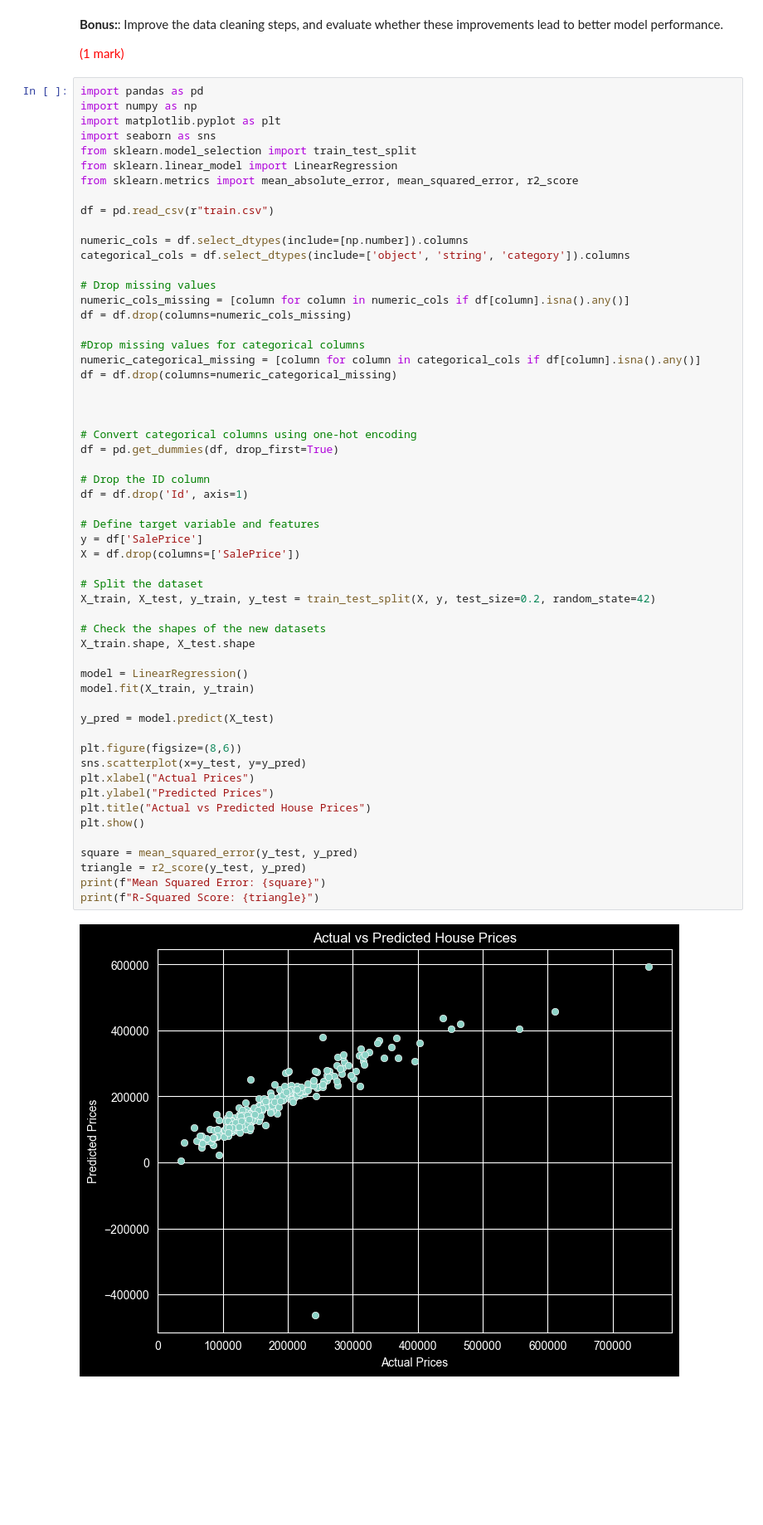
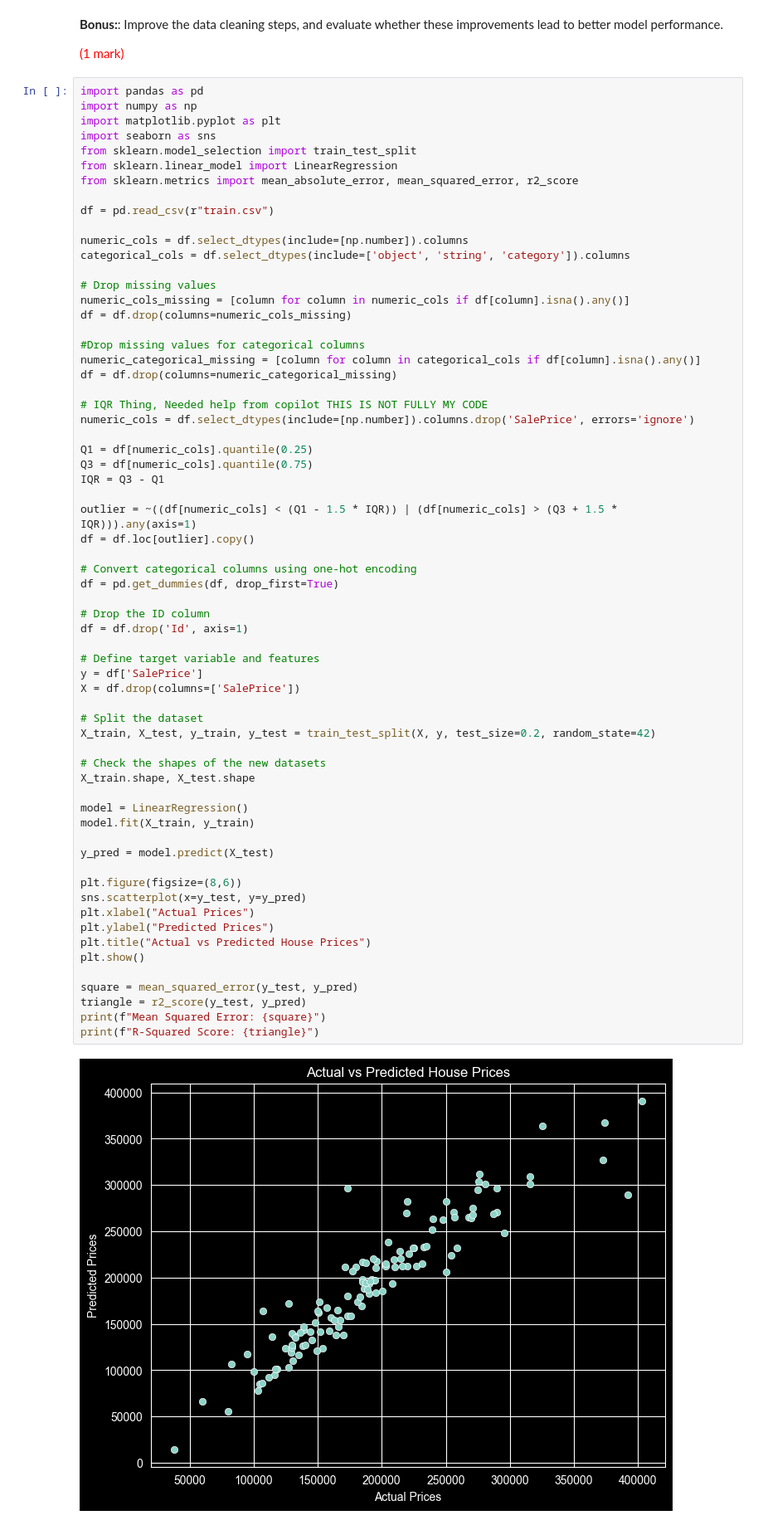
Before and after one commit to scottejin/Linear-Regression-Exercise, a Jupyter notebook: linear_regression.ipynb, the cells around one changed output. Shown at 83% size. Drawn from its saved outputs; the diff is of its cells as text; blank space fills up the shorter version.

Commit message:
Fixed up bonus 1, had to use copilot for IQR as it was sort of hard

```diff
--- a/linear_regression.ipynb
+++ b/linear_regression.ipynb
@@ -207,7 +207,15 @@ df = df.drop(columns=numeric_cols_missing)
 numeric_categorical_missing = [column for column in categorical_cols if df[column].isna().any()]
 df = df.drop(columns=numeric_categorical_missing)
 
+# IQR Thing, Needed help from copilot THIS IS NOT FULLY MY CODE
+numeric_cols = df.select_dtypes(include=[np.number]).columns.drop('SalePrice', errors='ignore')
 
+Q1 = df[numeric_cols].quantile(0.25)
+Q3 = df[numeric_cols].quantile(0.75)
+IQR = Q3 - Q1
+
+outlier = ~((df[numeric_cols] < (Q1 - 1.5 * IQR)) | (df[numeric_cols] > (Q3 + 1.5 * IQR))).any(axis=1)
+df = df.loc[outlier].copy()
 
 # Convert categorical columns using one-hot encoding
 df = pd.get_dummies(df, drop_first=True)
@@ -215,31 +223,31 @@ df = pd.get_dummies(df, drop_first=True)
 # Drop the ID column
 df = df.drop('Id', axis=1)
 
 # Define target variable and features
 y = df['SalePrice']
 X = df.drop(columns=['SalePrice'])
 
 # Split the dataset
 X_train, X_test, y_train, y_test = train_test_split(X, y, test_size=0.2, random_state=42)
 
 # Check the shapes of the new datasets
 X_train.shape, X_test.shape
 
 model = LinearRegression()
 model.fit(X_train, y_train)
 
 y_pred = model.predict(X_test)
 
 plt.figure(figsize=(8,6))
 sns.scatterplot(x=y_test, y=y_pred)
 plt.xlabel("Actual Prices")
 plt.ylabel("Predicted Prices")
 plt.title("Actual vs Predicted House Prices")
 plt.show()
 
 square = mean_squared_error(y_test, y_pred)
 triangle = r2_score(y_test, y_pred)
 print(f"Mean Squared Error: {square}")
 print(f"R-Squared Score: {triangle}")
 # %% [output]
-[figure, old version]
+[figure, new version]
```
Also changed, not shown: parts of 2 cells of this notebook.
